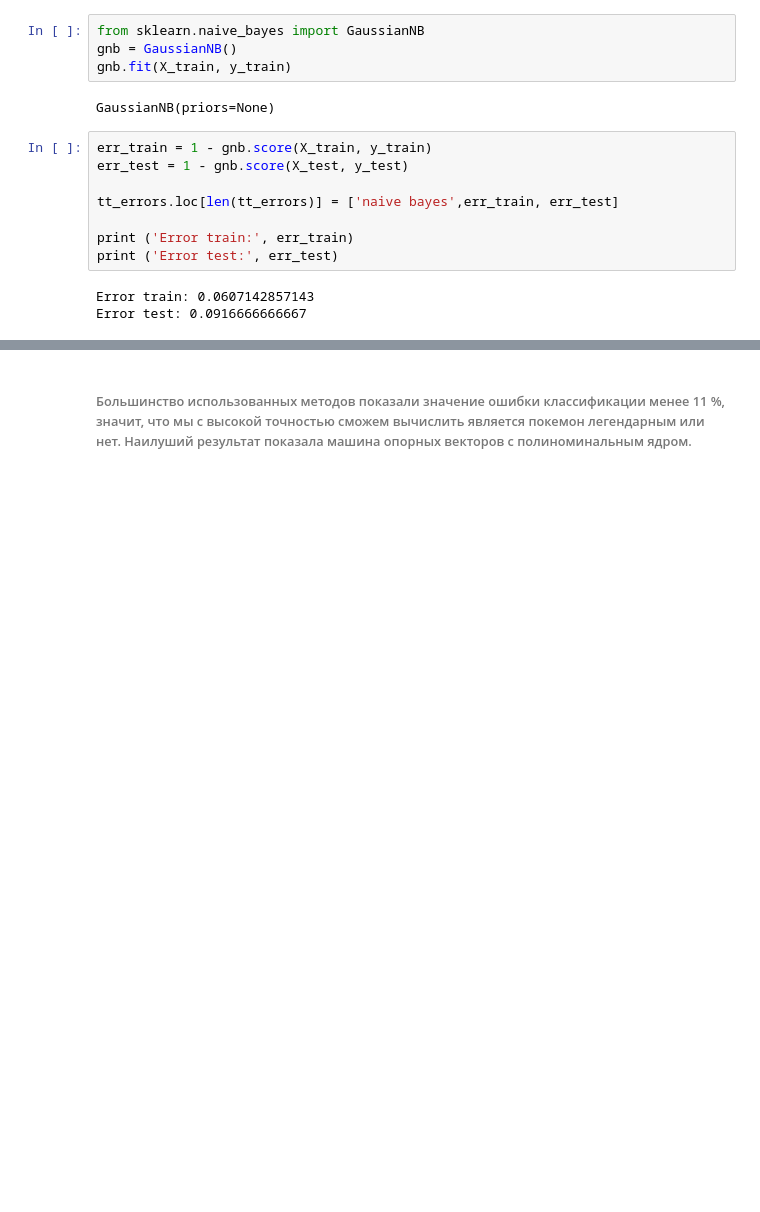
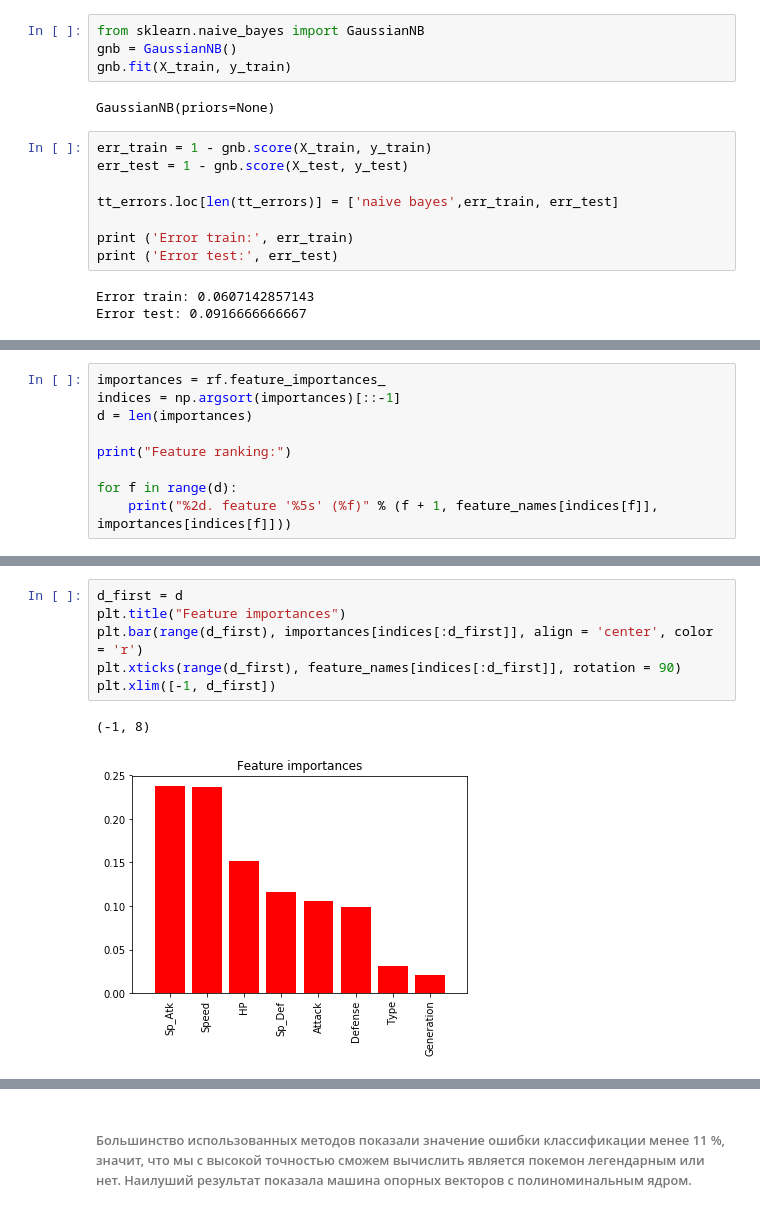
Before and after one commit to dobryyden/data_analysis, a Jupyter notebook: Pokemons_Rybakova.ipynb, the cells around one changed output, grey strips where cells are left out. Saved outputs shown, nothing was run; the diff lists cells and outputs as text; blank space fills up the shorter version.

```diff
--- a/Pokemons_Rybakova.ipynb
+++ b/Pokemons_Rybakova.ipynb
@@ -752,0 +806,9 @@ Error test: 0.0916666666667
+# %%
+importances = rf.feature_importances_
+indices = np.argsort(importances)[::-1]
+d = len(importances)
+
+print("Feature ranking:")
+
+for f in range(d):
+    print("%2d. feature '%5s' (%f)" % (f + 1, feature_names[indices[f]], importances[indices[f]]))
@@ -753,3 +825,12 @@ Error test: 0.0916666666667
+# %%
+d_first = d
+plt.title("Feature importances")
+plt.bar(range(d_first), importances[indices[:d_first]], align = 'center', color = 'r')
+plt.xticks(range(d_first), feature_names[indices[:d_first]], rotation = 90)
+plt.xlim([-1, d_first])
+# %% [output]
+(-1, 8)
+[figure, added]
 # %%
 tt_errors
 # %% [output]
```
Also changed, not shown: parts of 8 cells of this notebook.
